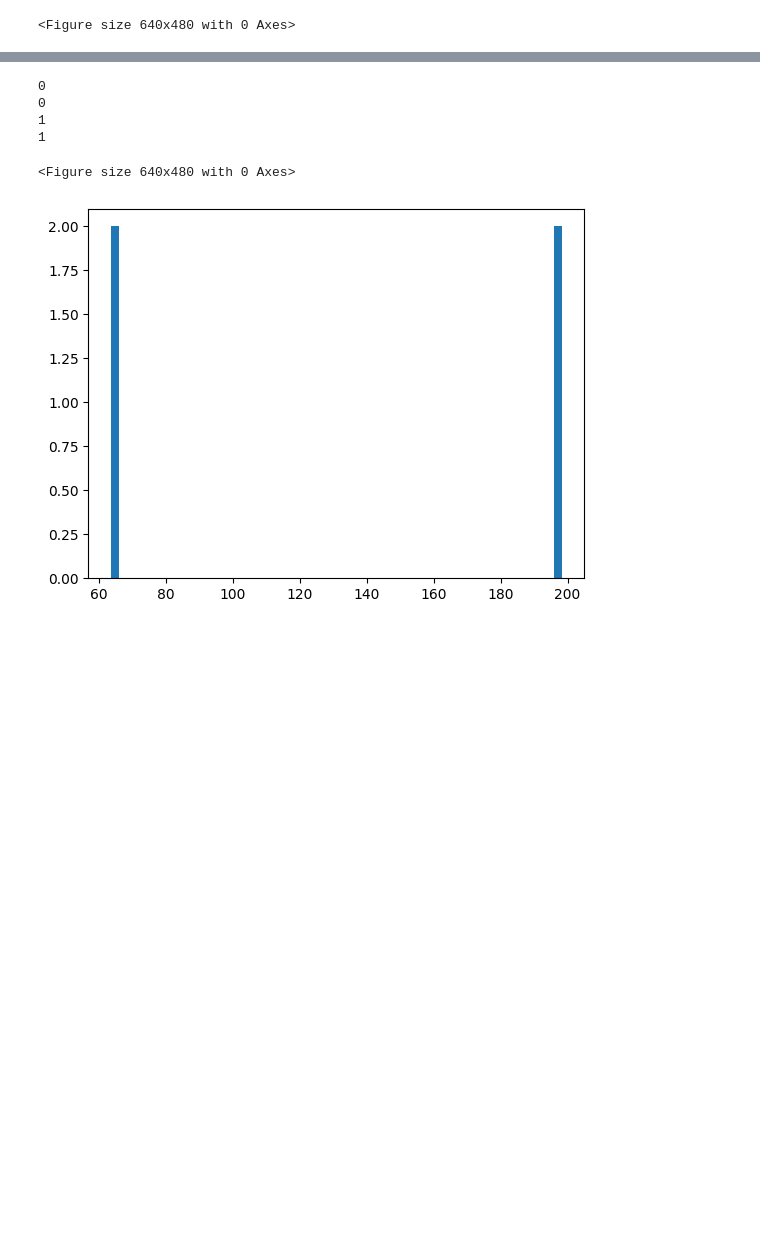
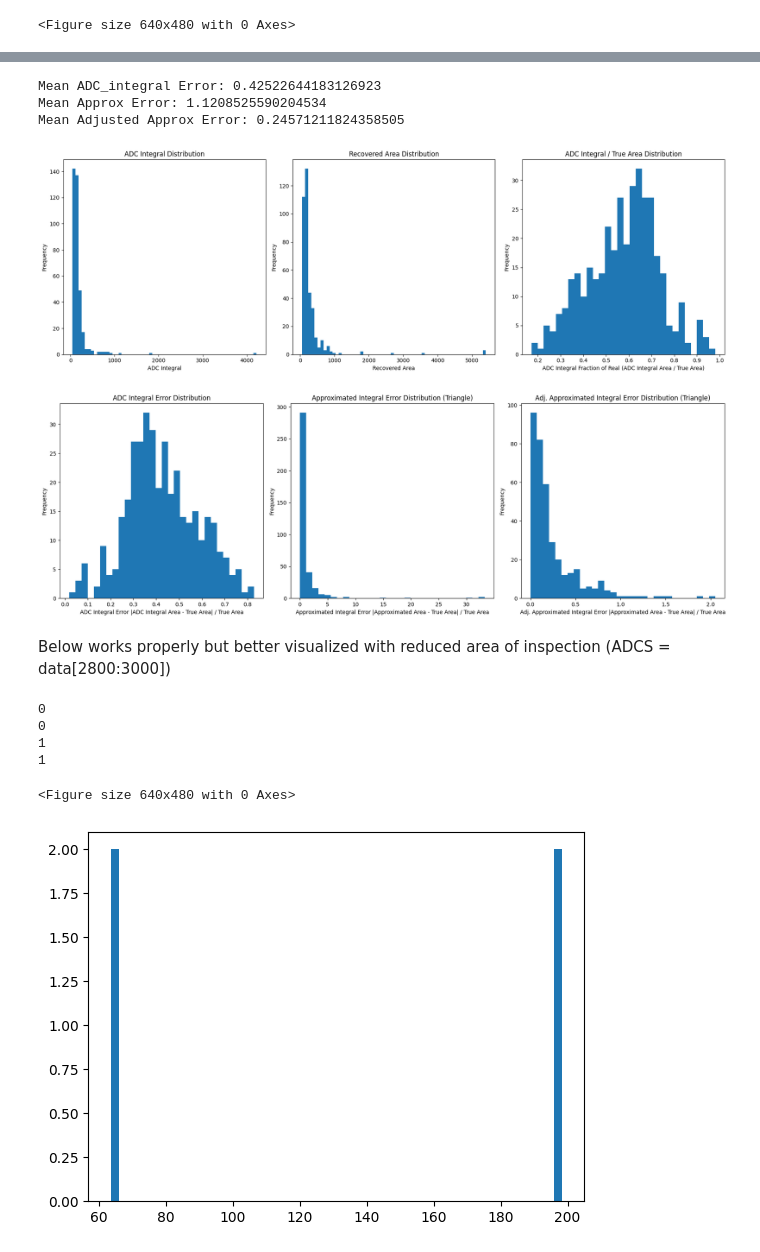
Before and after one commit to dune-sn-online-pointing/tp-generator, a Jupyter notebook: generateTpsFromWfs.ipynb, the cells around one changed output, grey strips where cells are left out. Drawn from its saved outputs; the diff is of its cells as text; code cells hidden in the pictures; blank space fills up the shorter version.

Commit message:
area recovery stats plots

```diff
--- a/generateTpsFromWfs.ipynb
+++ b/generateTpsFromWfs.ipynb
@@ -90,7 +101,10 @@ count = 0
 adc_integral = []
 adc_plus_recovered = []
 approximated_error = []
+adjusted_approximated_error = []
 adc_integral_error = []
+adc_real_fraction = []
+approximated_fraction = []
 for data in col:
     pedestal = np.mean(data[3:15])
     data[2:] = data[2:] - pedestal
@@ -103,7 +117,17 @@ for data in col:
             adc_integral.append(hit.adc_integral)
             adc_integral_error.append(np.abs(hit.adc_integral-true_areas[i])/true_areas[i])
             approximated_area = recovered_area + hit.adc_integral
+
+            #Strategy to cut out outliers (cant use true area)
+            adjusted_approximated_area = (recovered_area + hit.adc_integral*2)/2 #take average of total new area and adc_integral
+            if adjusted_approximated_area > hit.adc_integral*5:
+                adjusted_approximated_area = hit.adc_integral
+
             adc_plus_recovered.append(approximated_area)
             approximated_error.append(np.abs(approximated_area-true_areas[i])/true_areas[i])
+            adjusted_approximated_error.append(np.abs(adjusted_approximated_area-true_areas[i])/true_areas[i])
+            adc_real_fraction.append(hit.adc_integral/true_areas[i])
+            approximated_fraction.append(approximated_area/true_areas[i])
+    count+=1
 # %% [output]
 <Figure size 640x480 with 0 Axes>
@@ -125,3 +134,64 @@ plt.show
+# %%
+
+
+# Print mean errors
+print(f"Mean ADC_integral Error: {np.mean(adc_integral_error)}")
+print(f"Mean Approx Error: {np.mean(approximated_error)}")
+print(f"Mean Adjusted Approx Error: {np.mean(adjusted_approximated_error)}")
+
+# Create the first set of subplots
+fig, axs1 = plt.subplots(1, 3, figsize=(18, 6))
+
+# ADC Integral histogram
+axs1[0].hist(adc_integral, bins=60)
+axs1[0].set_title('ADC Integral Distribution')
+axs1[0].set_xlabel('ADC Integral')
+axs1[0].set_ylabel('Frequency')
+
+# Recovered Area histogram
+axs1[1].hist(recovered_area_list, bins=60)
+axs1[1].set_title('Recovered Area Distribution')
+axs1[1].set_xlabel('Recovered Area')
+axs1[1].set_ylabel('Frequency')
+
+# ADC Integral / True Area histogram
+axs1[2].hist(adc_real_fraction, bins=30)
+axs1[2].set_title('ADC Integral / True Area Distribution')
+axs1[2].set_xlabel('ADC Integral Fraction of Real (ADC Integral Area / True Area)')
+axs1[2].set_ylabel('Frequency')
+
+plt.tight_layout()
+plt.show()
+
+# Create the second set of subplots
+fig, axs2 = plt.subplots(1, 3, figsize=(18, 6))
+
+# ADC Integral Error histogram
+axs2[0].hist(adc_integral_error, bins=30)
+axs2[0].set_title('ADC Integral Error Distribution')
+axs2[0].set_xlabel('ADC Integral Error |ADC Integral Area - True Area| / True Area')
+axs2[0].set_ylabel('Frequency')
+
+# Approximated Integral Error histogram
+axs2[1].hist(approximated_error, bins=30)
+axs2[1].set_title('Approximated Integral Error Distribution (Triangle)')
+axs2[1].set_xlabel('Approximated Integral Error |Approximated Area - True Area| / True Area')
+axs2[1].set_ylabel('Frequency')
+
+# Adj. Approximated Integral Error histogram
+axs2[2].hist(adjusted_approximated_error, bins=30)
+axs2[2].set_title('Adj. Approximated Integral Error Distribution (Triangle)')
+axs2[2].set_xlabel('Adj. Approximated Integral Error |Approximated Area - True Area| / True Area')
+axs2[2].set_ylabel('Frequency')
+
+plt.tight_layout()
+plt.show()
+# %% [output]
+Mean ADC_integral Error: 0.42522644183126923
+Mean Approx Error: 1.1208525590204534
+Mean Adjusted Approx Error: 0.24571211824358505
+[figure, added]
+[figure, added]
 # %%
 def plot_dotted_line(x1, y1, x2, y2,y_max,y_min,plot):
     slope = (y2 - y1) / (x2 - x1)
@@ -133,6 +203,8 @@ def plot_dotted_line(x1, y1, x2, y2,y_max,y_min,plot):
         plt.plot(x_values, y_values, 'r--',color='black')
     else:
         return [x_min,x_max,slope]
+# %% [markdown]
+Below works properly but better visualized with reduced area of inspection (ADCS = data[2800:3000])
 # %%
 #Plots example wave form with triangle area recovery
 
```
Also changed, not shown: parts of 3 cells of this notebook.
